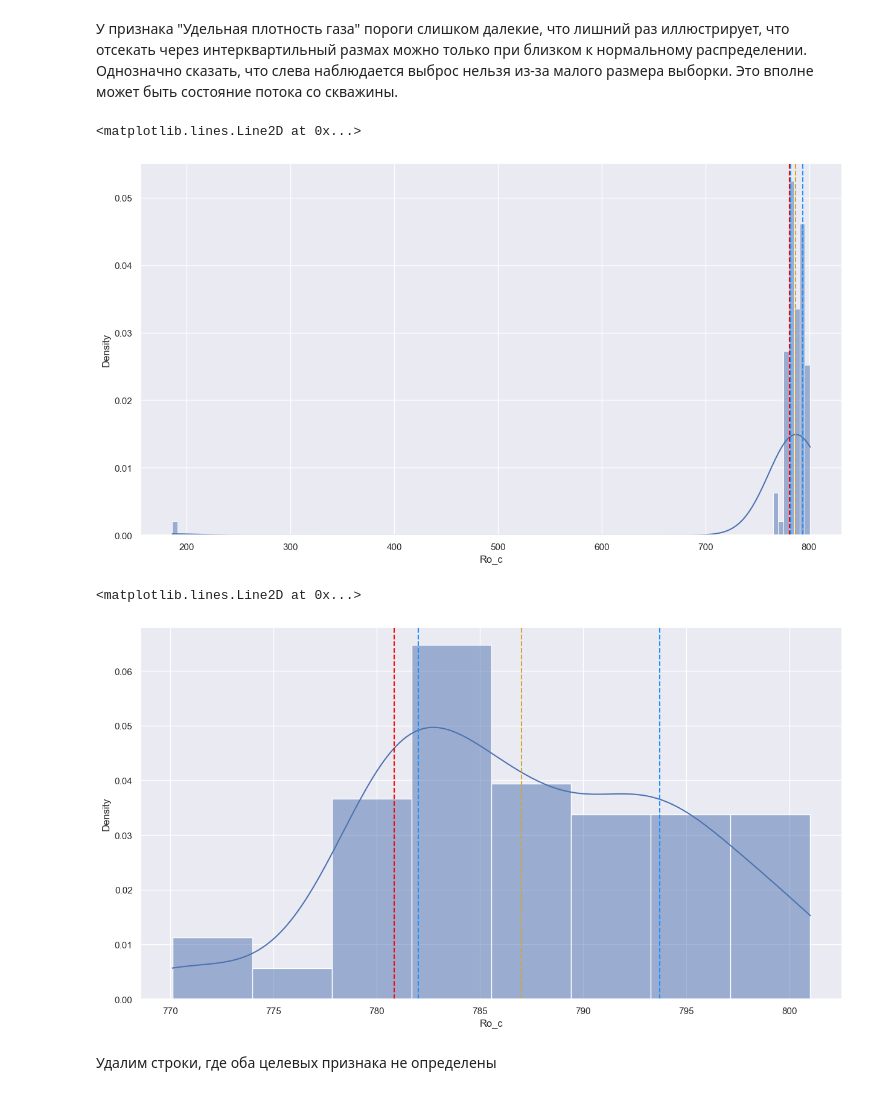
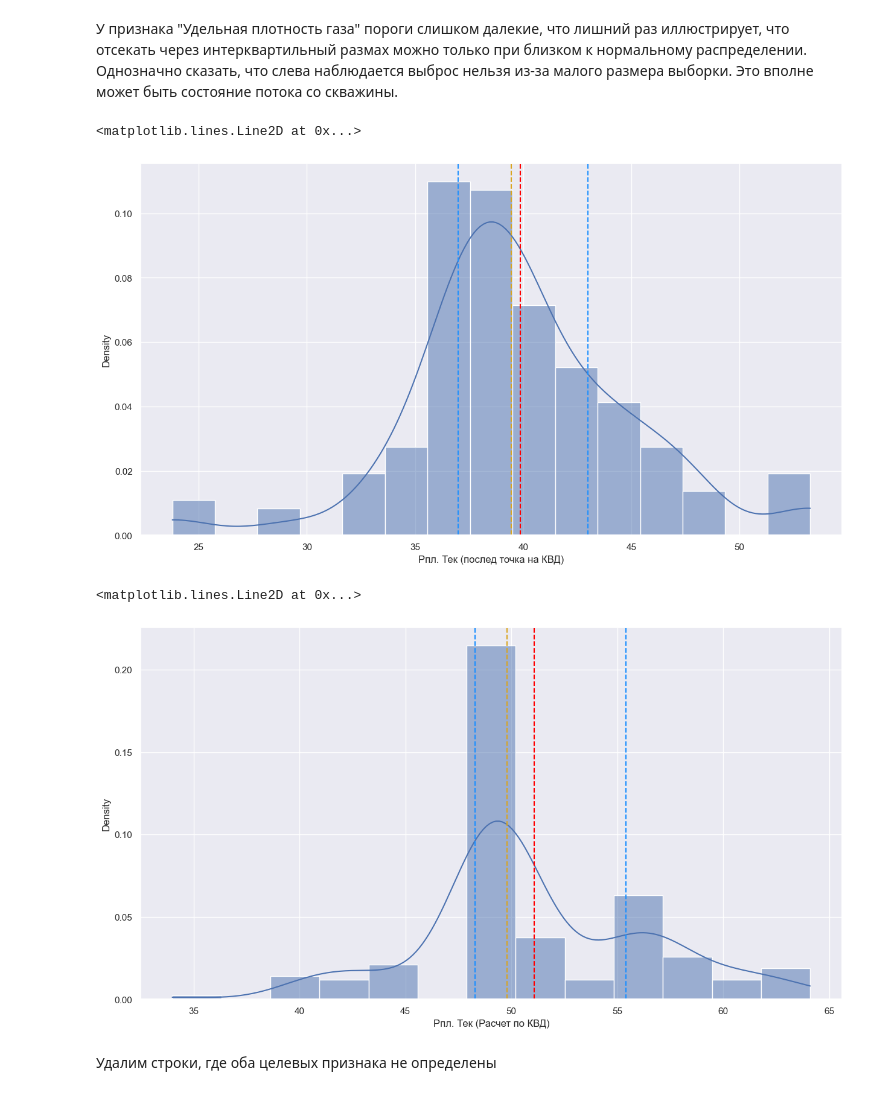
Before and after one commit to mentalMint/neural-networks, a Jupyter notebook: Lab 1/1. Lab 1. Dataset_info.ipynb, the cells around one changed output. Drawn from its saved outputs; the diff is of its cells as text; code cells hidden in the pictures.

```diff
--- a/Lab 1/1. Lab 1. Dataset_info.ipynb
+++ b/Lab 1/1. Lab 1. Dataset_info.ipynb
@@ -130,7 +130,7 @@ display(f1)
 # %% [markdown]
 Удалим признаки, у которых мощность равна 1 и пропусков слишком много
 # %%
-df = df.drop(['Ro_g', 'Ro_w'], axis=1)
+df = df.drop(['Ro_g', 'Ro_w', 'Ro_c', 'Тна шлейфе', 'Удельная плотность газа ', 'Рпл. Тек (Карноухов)'], axis=1)
 # %% [markdown]
 Восстановим значения признаков с количеством пропусков, не превышающим 15%, средним значением
 # %%
@@ -211,25 +211,25 @@ for i in df.columns:
 # %% [markdown]
 У признака "Удельная плотность газа" пороги слишком далекие, что лишний раз иллюстрирует, что отсекать через интерквартильный размах можно только при близком к нормальному распределении. Однозначно сказать, что слева наблюдается выброс нельзя из-за малого размера выборки. Это вполне может быть состояние потока со скважины.
 # %%
-sns.histplot(df[df.columns[25]],kde=True,stat="density")
-plt.axvline(f.iloc[3][df.columns[25]], color="dodgerblue", ls='--') #первый квартиль
-plt.axvline(f.iloc[4][df.columns[25]], color="red", ls='--') #среднее
-plt.axvline(f.iloc[5][df.columns[25]], color="goldenrod", ls='--') #медиана
-plt.axvline(f.iloc[6][df.columns[25]], color="dodgerblue", ls='--') #третий квартиль
+sns.histplot(df[df.columns[19]],kde=True,stat="density")
+plt.axvline(f.iloc[3][df.columns[19]], color="dodgerblue", ls='--') #первый квартиль
+plt.axvline(f.iloc[4][df.columns[19]], color="red", ls='--') #среднее
+plt.axvline(f.iloc[5][df.columns[19]], color="goldenrod", ls='--') #медиана
+plt.axvline(f.iloc[6][df.columns[19]], color="dodgerblue", ls='--') #третий квартиль
 # %% [output]
 <matplotlib.lines.Line2D at 0x...>
-[figure, old version]
+[figure, new version]
 # %%
-df = df.drop(df[df['Ro_c'] < 200].index)
+# df = df.drop(df[df['Ro_c'] < 200].index)
 # %%
-sns.histplot(df[df.columns[25]],kde=True,stat="density")
-plt.axvline(f.iloc[3][df.columns[25]], color="dodgerblue", ls='--') #первый квартиль
-plt.axvline(f.iloc[4][df.columns[25]], color="red", ls='--') #среднее
-plt.axvline(f.iloc[5][df.columns[25]], color="goldenrod", ls='--') #медиана
-plt.axvline(f.iloc[6][df.columns[25]], color="dodgerblue", ls='--') #третий квартиль
+sns.histplot(df[df.columns[20]],kde=True,stat="density")
+plt.axvline(f.iloc[3][df.columns[20]], color="dodgerblue", ls='--') #первый квартиль
+plt.axvline(f.iloc[4][df.columns[20]], color="red", ls='--') #среднее
+plt.axvline(f.iloc[5][df.columns[20]], color="goldenrod", ls='--') #медиана
+plt.axvline(f.iloc[6][df.columns[20]], color="dodgerblue", ls='--') #третий квартиль
 # %% [output]
 <matplotlib.lines.Line2D at 0x...>
-[figure, old version]
+[figure, new version]
 # %% [markdown]
 Удалим строки, где оба целевых признака не определены
 # %%
```
Also changed, not shown: parts of 8 cells of this notebook, 37 other files.
